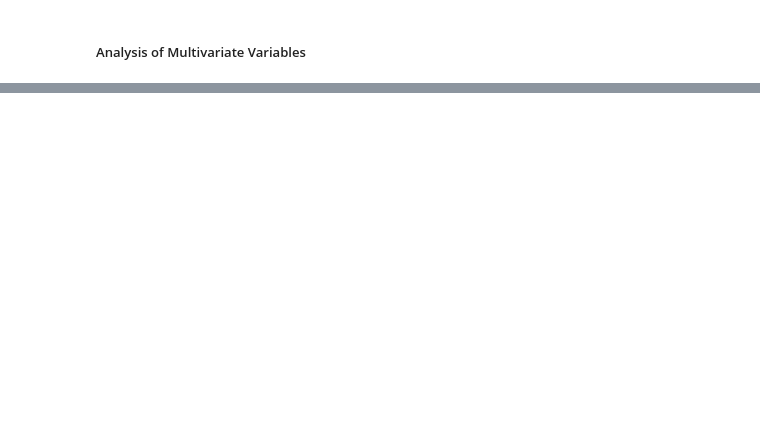
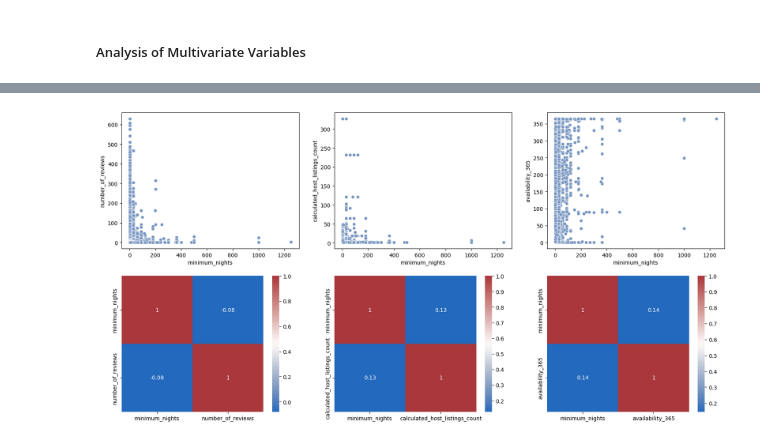
Before and after one commit to fevc08/new_york_city_airbnb_eda, a Jupyter notebook: src/explore.ipynb, the cells around one changed output, grey strips where cells are left out. Drawn from its saved outputs; the diff is of its cells as text; code cells hidden in the pictures; blank space fills up the shorter version.

```diff
--- a/src/explore.ipynb
+++ b/src/explore.ipynb
@@ -172,0 +199,20 @@ plt.show()
+# %%
+# Relationship between 'minimum_nights' and 'number_of_reviews', 'calculated_hast_listing_count' and 'availability_365' with a scatterplot and a heatmap
+fig, ax = plt.subplots(2, 3, figsize=(20, 10))
+
+# Scatterplot for 'minimum_nights' and 'number_of_reviews'
+sns.scatterplot(data = df_airbnb_ny, x = 'minimum_nights', y = 'number_of_reviews', ax=ax[0,0], color=colors[0])
+# Heatmap for 'minimum_nights' and 'number_of_reviews'
+sns.heatmap(data = df_airbnb_ny[['minimum_nights', 'number_of_reviews']].corr(), ax=ax[1,0], annot=True, cmap='vlag')
+# Scatterplot for 'minimum_nights' and 'calculated_host_listings_count'
+sns.scatterplot(data = df_airbnb_ny, x = 'minimum_nights', y = 'calculated_host_listings_count', ax=ax[0,1], color=colors[0])
+# Heatmap for 'minimum_nights' and 'calculated_host_listings_count'
+sns.heatmap(data = df_airbnb_ny[['minimum_nights', 'calculated_host_listings_count']].corr(), ax=ax[1,1], annot=True, cmap='vlag')
+# Scatterplot for 'minimum_nights' and 'availability_365'
+sns.scatterplot(data = df_airbnb_ny, x = 'minimum_nights', y = 'availability_365', ax=ax[0,2], color=colors[0])
+# Heatmap for 'minimum_nights' and 'availability_365'
+sns.heatmap(data = df_airbnb_ny[['minimum_nights', 'availability_365']].corr(), ax=ax[1,2], annot=True, cmap='vlag')
+
+plt.show()
+# %% [output]
+[figure, added]
```
Also changed, not shown: parts of 10 cells of this notebook, 1 other file.
